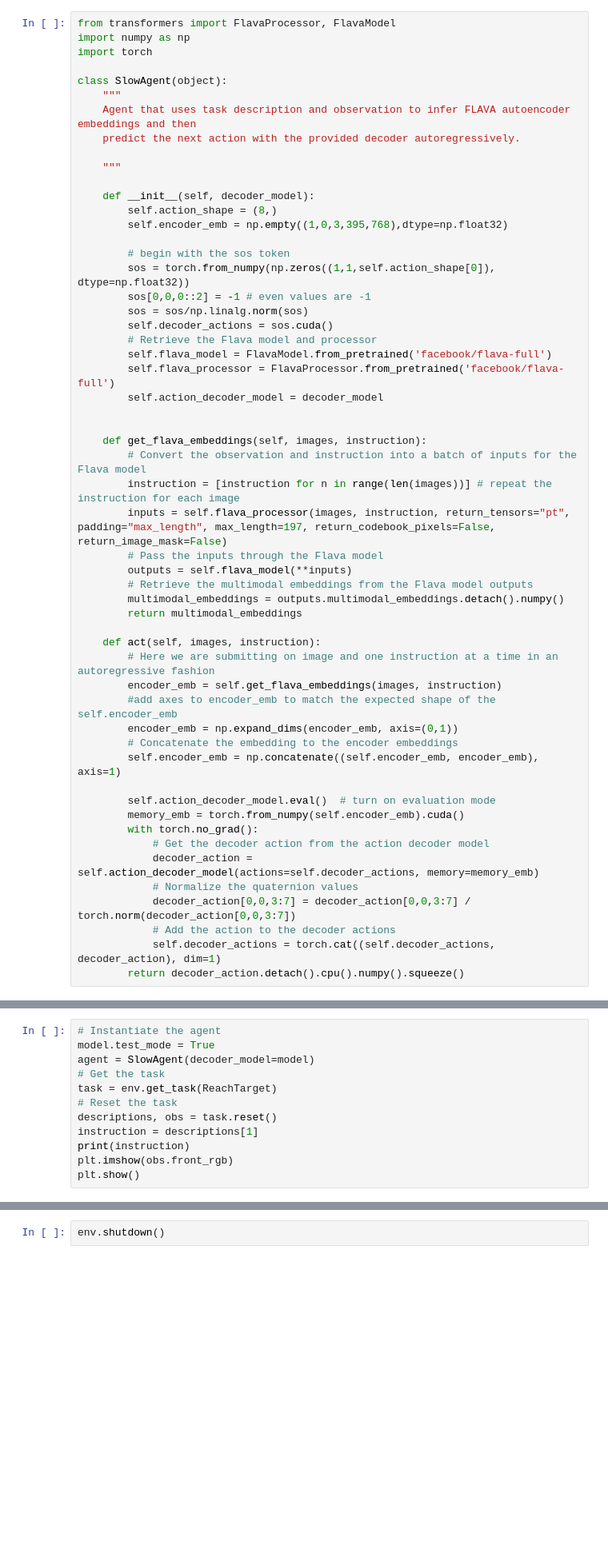
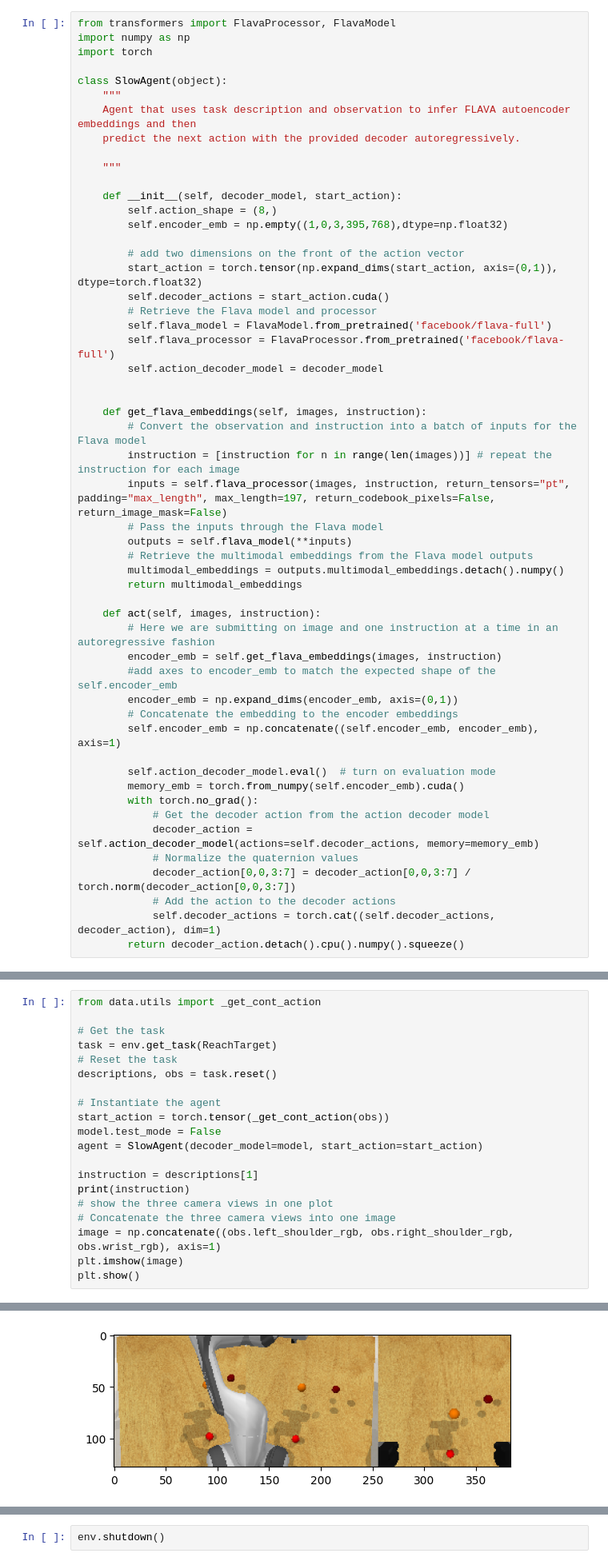
Before and after one commit to levi-kennedy/flava-action-xformer, a Jupyter notebook: main.ipynb, the cells around one changed output, grey strips where cells are left out. Shown at 80% size. Cells and saved outputs as stored; diff of their text form; blank space fills up the shorter version.

```diff
--- a/main.ipynb
+++ b/main.ipynb
@@ -399,15 +442,13 @@ class SlowAgent(object):
 
     """
 
-    def __init__(self, decoder_model):
+    def __init__(self, decoder_model, start_action):
         self.action_shape = (8,)
         self.encoder_emb = np.empty((1,0,3,395,768),dtype=np.float32)
 
-        # begin with the sos token
-        sos = torch.from_numpy(np.zeros((1,1,self.action_shape[0]), dtype=np.float32))
-        sos[0,0,0::2] = -1 # even values are -1
-        sos = sos/np.linalg.norm(sos)
-        self.decoder_actions = sos.cuda()
+        # add two dimensions on the front of the action vector
+        start_action = torch.tensor(np.expand_dims(start_action, axis=(0,1)), dtype=torch.float32)
+        self.decoder_actions = start_action.cuda()
         # Retrieve the Flava model and processor
         self.flava_model = FlavaModel.from_pretrained('facebook/flava-full')
         self.flava_processor = FlavaProcessor.from_pretrained('facebook/flava-full')
@@ -452,15 +493,24 @@ env = Environment(
     obs_config=ObservationConfig(),
     headless=False)
 env.launch()
-# %%
-# Instantiate the agent
-model.test_mode = True
-agent = SlowAgent(decoder_model=model)
-# Get the task
-task = env.get_task(ReachTarget)
-# Reset the task
-descriptions, obs = task.reset()
-instruction = descriptions[1]
-print(instruction)
-plt.imshow(obs.front_rgb)
-plt.show()
+# %%
+from data.utils import _get_cont_action
+
+# Get the task
+task = env.get_task(ReachTarget)
+# Reset the task
+descriptions, obs = task.reset()
+
+# Instantiate the agent
+start_action = torch.tensor(_get_cont_action(obs))
+model.test_mode = False
+agent = SlowAgent(decoder_model=model, start_action=start_action)
+
+instruction = descriptions[1]
+print(instruction)
+# show the three camera views in one plot
+# Concatenate the three camera views into one image
+image = np.concatenate((obs.left_shoulder_rgb, obs.right_shoulder_rgb, obs.wrist_rgb), axis=1)
+plt.imshow(image)
+plt.show()
+# %% [output]
@@ -466,0 +525 @@ plt.show()
+[figure, added]
```
Also changed, not shown: parts of 19 cells of this notebook, 3 other files.
